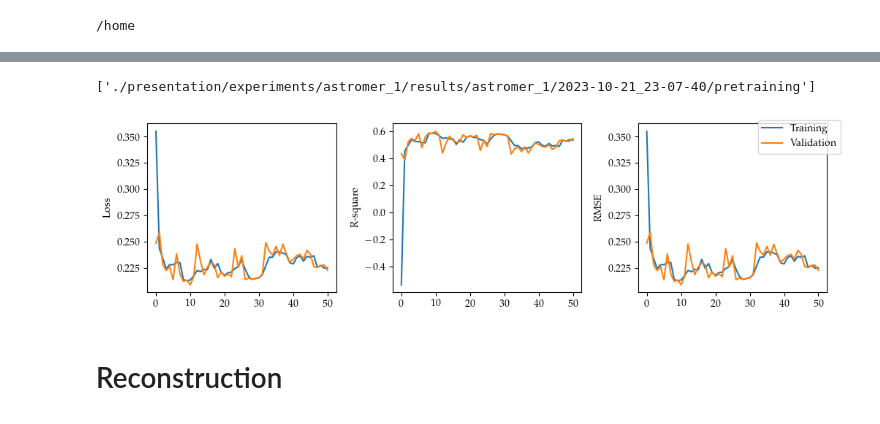
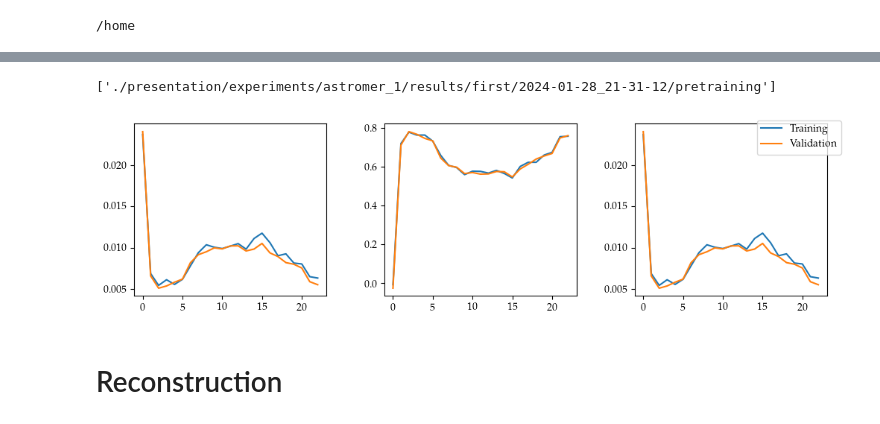
Before and after one commit to cridonoso/astromer, a Jupyter notebook: presentation/experiments/astromer_1/results.ipynb, the cells around one changed output, grey strips where cells are left out. Cells and saved outputs as stored; diff of their text form; code cells hidden in the pictures.

```diff
--- a/presentation/experiments/astromer_1/results.ipynb
+++ b/presentation/experiments/astromer_1/results.ipynb
@@ -43,12 +41,12 @@ plt.rcParams.update({
 To enable them in other operations, rebuild TensorFlow with the appropriate compiler flags.
 # %%
-folder = './presentation/experiments/astromer_1/results/astromer_1/2023-10-21_23-07-40/'
+folder = './presentation/experiments/astromer_1/results/first/2024-01-28_21-31-12/'
 exp_folders = glob.glob(os.path.join(folder, 'pretraining'))
 exp_folders
 # %% [output]
-['./presentation/experiments/astromer_1/results/astromer_1/2023-10-21_23-07-40/pretraining']
+['./presentation/experiments/astromer_1/results/first/2024-01-28_21-31-12/pretraining']
 # %%
-metric_names= ['loss', 'r_square', 'rmse']
+metric_names= ['epoch_loss', 'epoch_r_square', 'epoch_rmse']
 format_metric_name = {
     'loss':'Loss',
     'r_square': 'R-square',
@@ -61,36 +59,36 @@ fig, axes = plt.subplots(1, 3, figsize=(12, 3),
 axes = axes.flatten()
 for expdir in exp_folders:
     config_path = os.path.join(expdir, 'config.toml')
-    log_dir = os.path.join(expdir, 'logs')
+    log_dir = os.path.join(expdir, 'tensorboard')
     with open(config_path, 'r') as f:
         config = toml.load(f)
 
         val_metrics = get_metrics(os.path.join(log_dir, 'validation'),
-                                  metric_name='loss')
+                                  metric_name='epoch_loss')
         best_epoch = val_metrics['value'].astype(float).argmin()
 
 
         for index, metric in enumerate(metric_names):
             try:
                 train_metrics = get_metrics(os.path.join(log_dir, 'train'), metric_name=metric)
                 valid_metrics = get_metrics(os.path.join(log_dir, 'validation'), metric_name=metric)
 
                 axes[index].plot(train_metrics['step'], train_metrics['value'], label='Training')
                 axes[index].plot(valid_metrics['step'], valid_metrics['value'],
                                  label='Validation')
 #                 axes[index].set_yscale('log')
 #                 axes[index].set_xscale('log')
                 axes[index].set_ylabel(format_metric_name[metric])
 
                 config[metric] = np.round(train_metrics.iloc[best_epoch]['value'], 3)
                 config[metric+'_val'] = np.round(valid_metrics.iloc[best_epoch]['value'], 3)
             except:
                 continue
 
         rows.append(pd.Series(config))
 axes[-1].legend(bbox_to_anchor=(1.1, 1.05))
 results = pd.concat(rows, axis=1).T
 # %% [output]
-[figure, old version]
+[figure, new version]
 # %% [markdown]
 # Reconstruction
```
Also changed, not shown: parts of 29 cells of this notebook, 5 other files.
